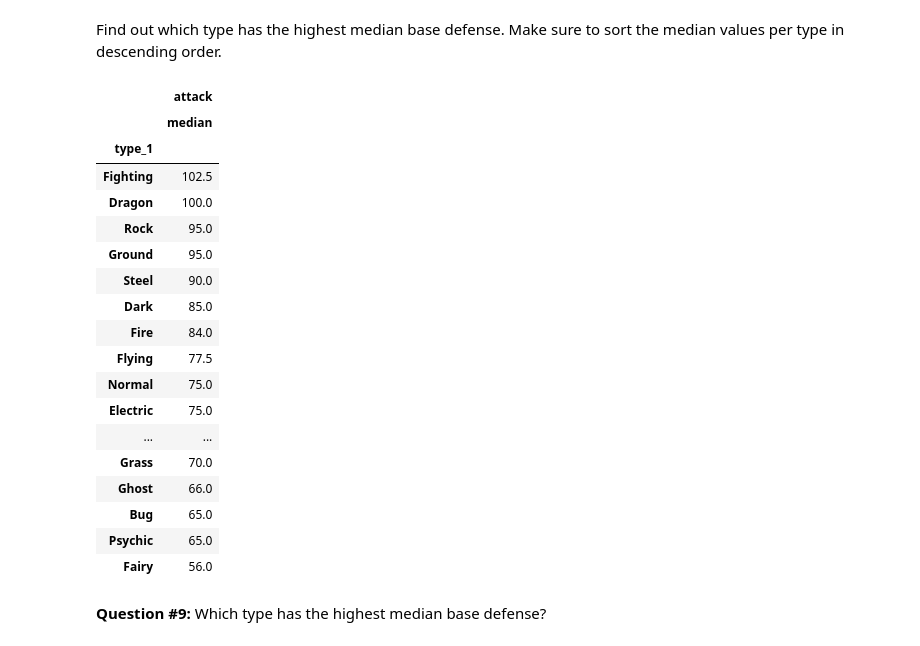
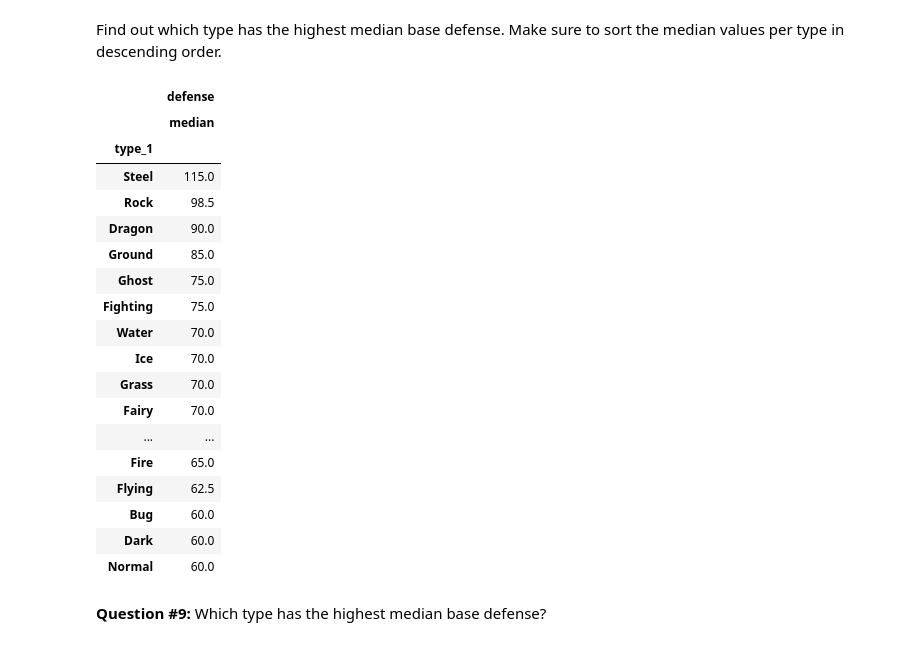
Before and after one commit to lonebono/CSMODEL, a Jupyter notebook: 4 - Exploring Pokemon Data - Blank.ipynb, the cells around one changed output. Saved outputs shown, nothing was run; the diff lists cells and outputs as text; code cells hidden in the pictures.

```diff
--- a/4 - Exploring Pokemon Data - Blank.ipynb
+++ b/4 - Exploring Pokemon Data - Blank.ipynb
@@ -516,28 +516,28 @@ mean_df.sort_values(('defense', 'mean'), ascending=False)
 Find out which type has the highest median base defense. Make sure to sort the median values per type in descending order.
 # %%
 # Write your code here
-median_df = pokemon_df.groupby('type_1').agg({'attack': ['median']})
-median_df.sort_values(('attack', 'median'), ascending = False)
+median_df = pokemon_df.groupby('type_1').agg({'defense': ['median']})
+median_df.sort_values(('defense', 'median'), ascending = False)
 # %% [output]
-|  | attack |
+|  | defense |
 |  | median |
 | type_1 |  |
-| Fighting | 102.5 |
-| Dragon | 100.0 |
-| Rock | 95.0 |
-| Ground | 95.0 |
-| Steel | 90.0 |
-| Dark | 85.0 |
-| Fire | 84.0 |
-| Flying | 77.5 |
-| Normal | 75.0 |
-| Electric | 75.0 |
+| Steel | 115.0 |
+| Rock | 98.5 |
+| Dragon | 90.0 |
+| Ground | 85.0 |
+| Ghost | 75.0 |
+| Fighting | 75.0 |
+| Water | 70.0 |
+| Ice | 70.0 |
+| Grass | 70.0 |
+| Fairy | 70.0 |
 | ... | ... |
-| Grass | 70.0 |
-| Ghost | 66.0 |
-| Bug | 65.0 |
-| Psychic | 65.0 |
-| Fairy | 56.0 |
+| Fire | 65.0 |
+| Flying | 62.5 |
+| Bug | 60.0 |
+| Dark | 60.0 |
+| Normal | 60.0 |
 # %% [markdown]
 **Question #9:** Which type has the highest median base defense?
 # %% [markdown]
```
